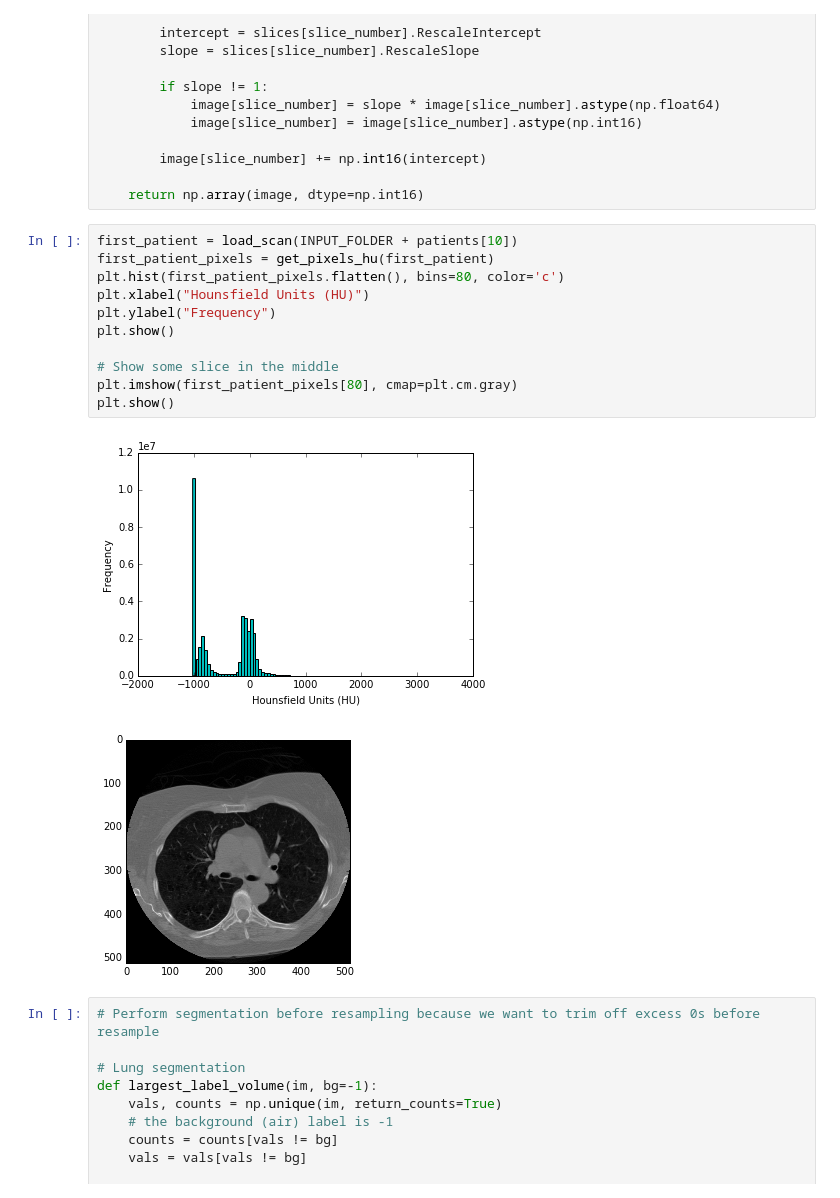
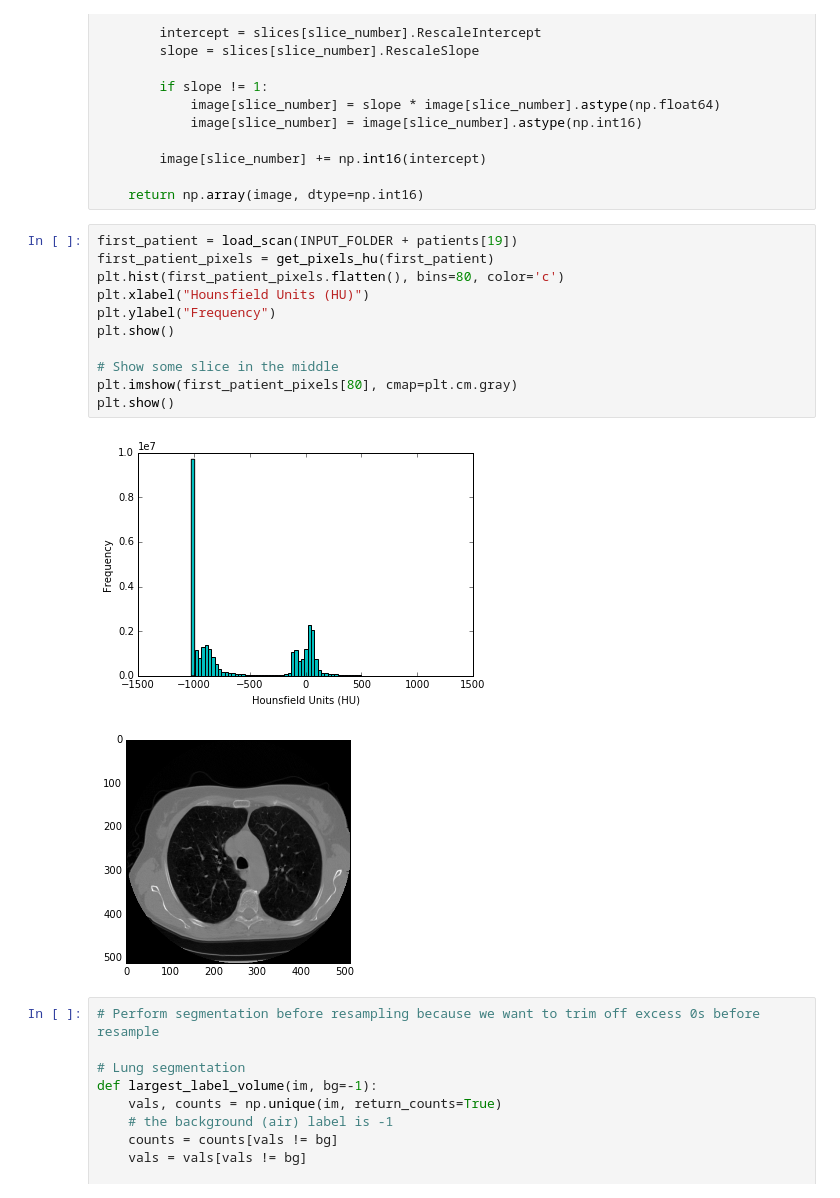
Before and after one commit to boleszek/DSB2017_nodule-detector, a Jupyter notebook: Preprocessing_tutorial.ipynb, the cells around one changed output. Saved outputs shown, nothing was run; the diff lists cells and outputs as text.

```diff
--- a/Preprocessing_tutorial.ipynb
+++ b/Preprocessing_tutorial.ipynb
@@ -61,19 +61,19 @@ def get_pixels_hu(slices):
 
     return np.array(image, dtype=np.int16)
 # %%
-first_patient = load_scan(INPUT_FOLDER + patients[10])
+first_patient = load_scan(INPUT_FOLDER + patients[19])
 first_patient_pixels = get_pixels_hu(first_patient)
 plt.hist(first_patient_pixels.flatten(), bins=80, color='c')
 plt.xlabel("Hounsfield Units (HU)")
 plt.ylabel("Frequency")
 plt.show()
 
 # Show some slice in the middle
 plt.imshow(first_patient_pixels[80], cmap=plt.cm.gray)
 plt.show()
 # %% [output]
-[figure, old version]
+[figure, new version]
-[figure, old version]
+[figure, new version]
 # %%
 # Perform segmentation before resampling because we want to trim off excess 0s before resample
 
```
Also changed, not shown: parts of 9 cells of this notebook.
